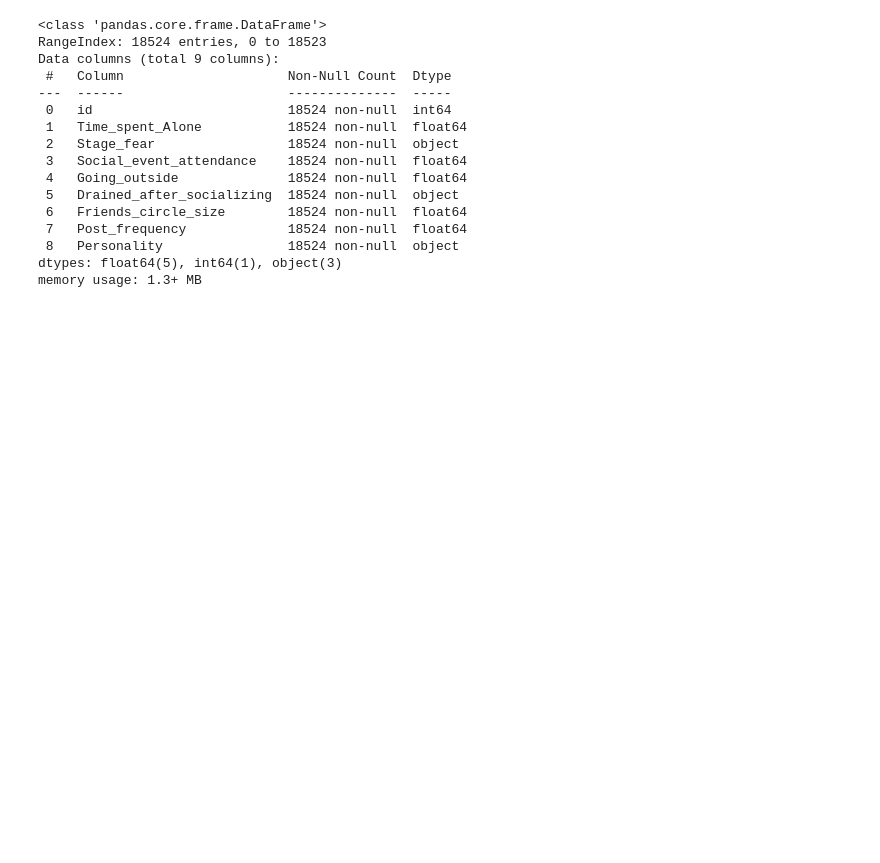
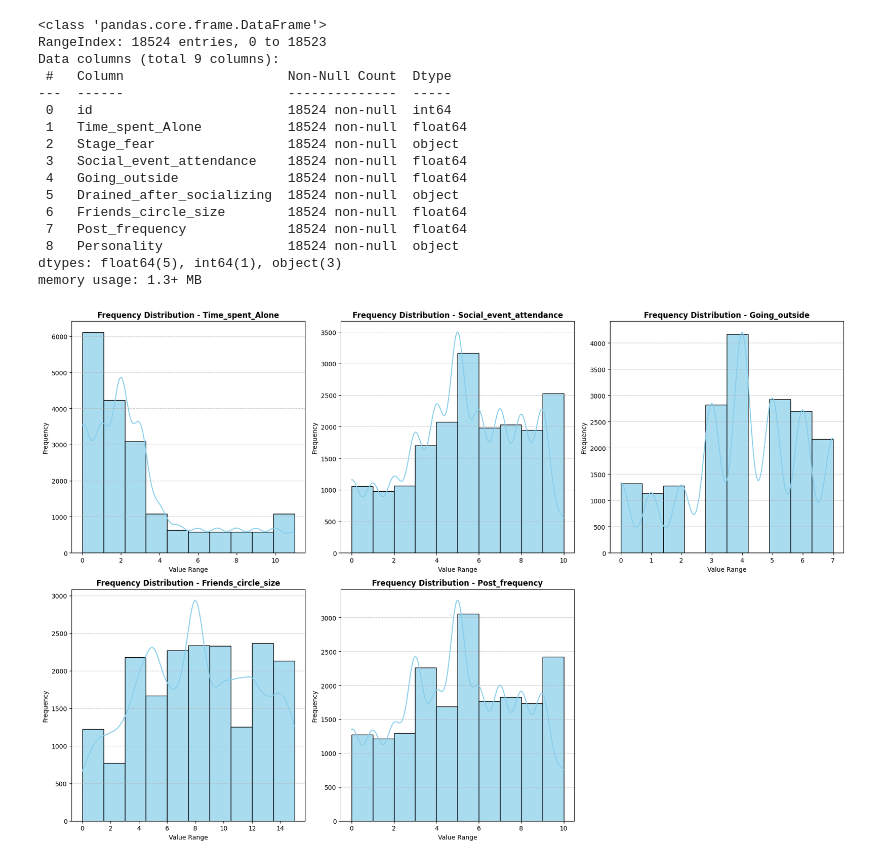
Before and after one commit to kokilagaurav/introvert_extrovert_analysis, a Jupyter notebook: notebook.ipynb, the cells around one changed output. Drawn from its saved outputs; the diff is of its cells as text; code cells hidden in the pictures; blank space fills up the shorter version.

Commit message:
data vis and pre 2 done

```diff
--- a/notebook.ipynb
+++ b/notebook.ipynb
@@ -155,3 +158,29 @@ Data columns (total 9 columns):
  8   Personality                18524 non-null  object
 dtypes: float64(5), int64(1), object(3)
 memory usage: 1.3+ MB
+# %%
+# Alternative using seaborn
+columns_to_plot = ['Time_spent_Alone', 'Social_event_attendance', 'Going_outside', 'Friends_circle_size', 'Post_frequency']
+
+# Create a figure with subplots
+fig, axes = plt.subplots(2, 3, figsize=(18, 12))
+axes = axes.flatten()
+
+# Iterate through each column and create histograms using seaborn
+for i, col in enumerate(columns_to_plot):
+    # Create histogram with seaborn
+    sns.histplot(data=df, x=col, bins=10, ax=axes[i], color='skyblue', alpha=0.7, kde=True)
+
+    # Customize the plot
+    axes[i].set_title(f'Frequency Distribution - {col}', fontsize=12, fontweight='bold')
+    axes[i].set_xlabel('Value Range', fontsize=10)
+    axes[i].set_ylabel('Frequency', fontsize=10)
+    axes[i].grid(axis='y', linestyle='--', alpha=0.7)
+
+# Hide the last subplot if not needed
+axes[-1].set_visible(False)
+
+plt.tight_layout()
+plt.show()
+# %% [output]
+[figure, added]
```
Also changed, not shown: parts of 14 cells of this notebook.
